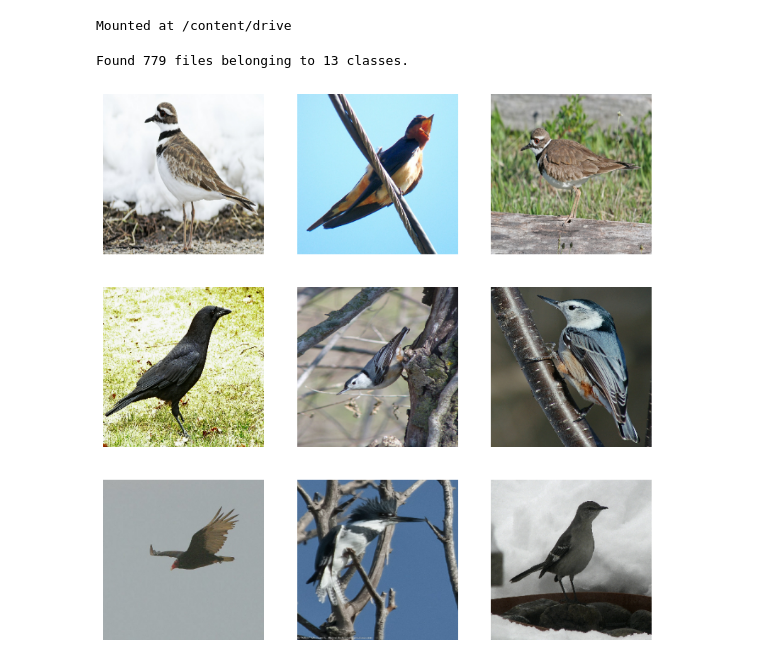
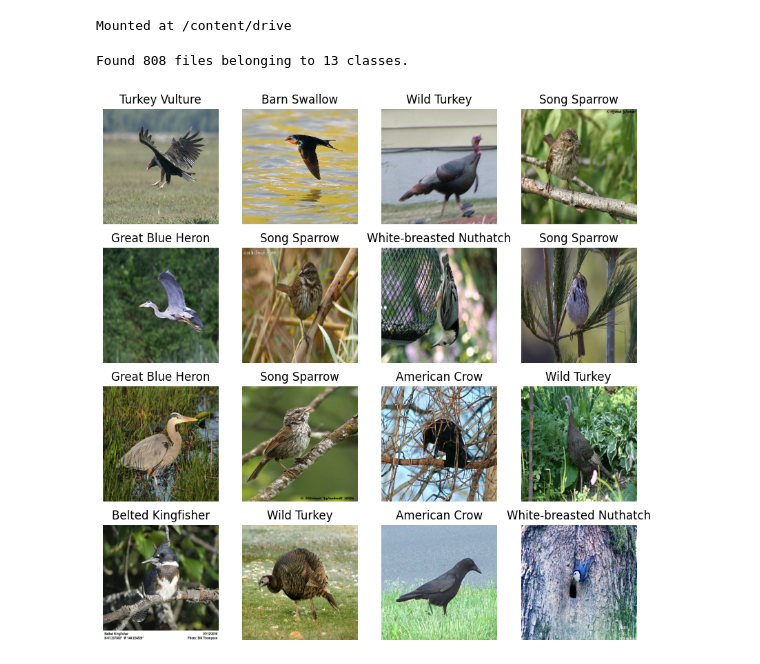
Before and after one commit to Sungrebe/Bird_Guide_App, a Jupyter notebook: bird_guide.ipynb, the cells around one changed output. Saved outputs shown, nothing was run; the diff lists cells and outputs as text; code cells hidden in the pictures.

```diff
--- a/bird_guide.ipynb
+++ b/bird_guide.ipynb
@@ -79,17 +79,19 @@ for bird_img_dir in bird_dict:
 # %%
 # visualize training images
 
 from tensorflow import keras
 import matplotlib.pyplot as plt
 
 dataset = keras.utils.image_dataset_from_directory('/content/training/')
+class_names = dataset.class_names
 
 plt.figure(figsize=(10, 10))
 for images, labels in dataset.take(1):
-  for i in range(9):
-    ax = plt.subplot(3, 3, i + 1)
+  for i in range(16):
+    ax = plt.subplot(4, 4, i + 1)
     plt.imshow(images[i].numpy().astype("uint8"))
+    plt.title(class_names[labels[i]])
     plt.axis("off")
 # %% [output]
-Found 779 files belonging to 13 classes.
+Found 808 files belonging to 13 classes.
-[figure, old version]
+[figure, new version]
```
